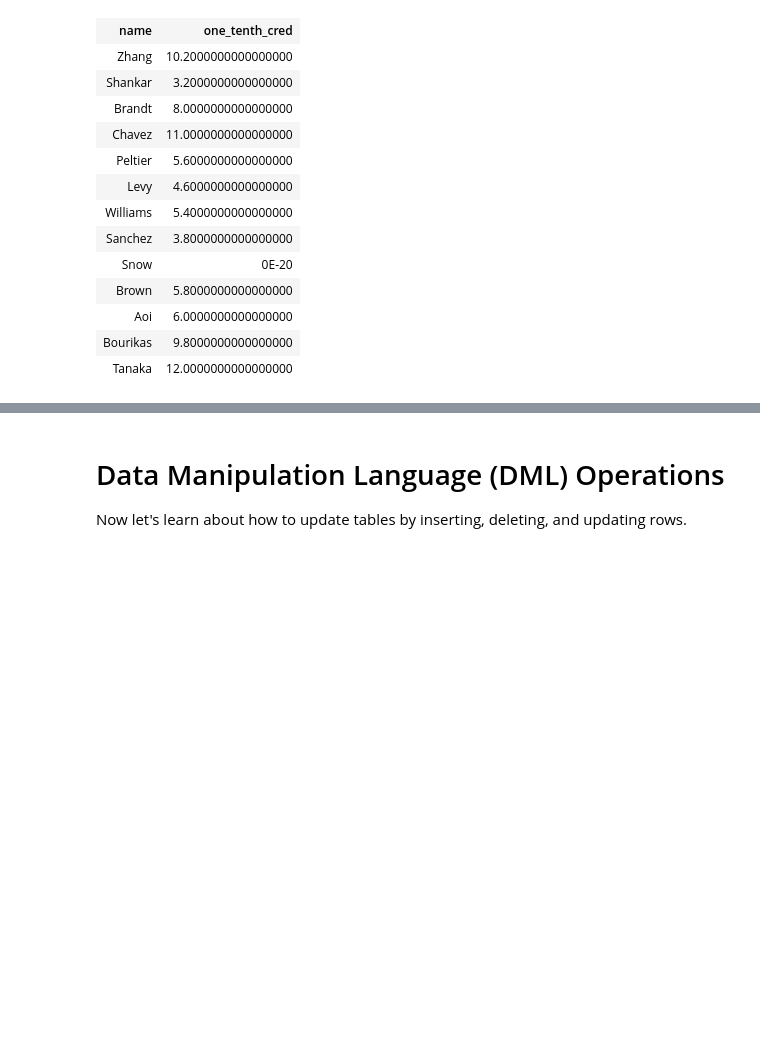
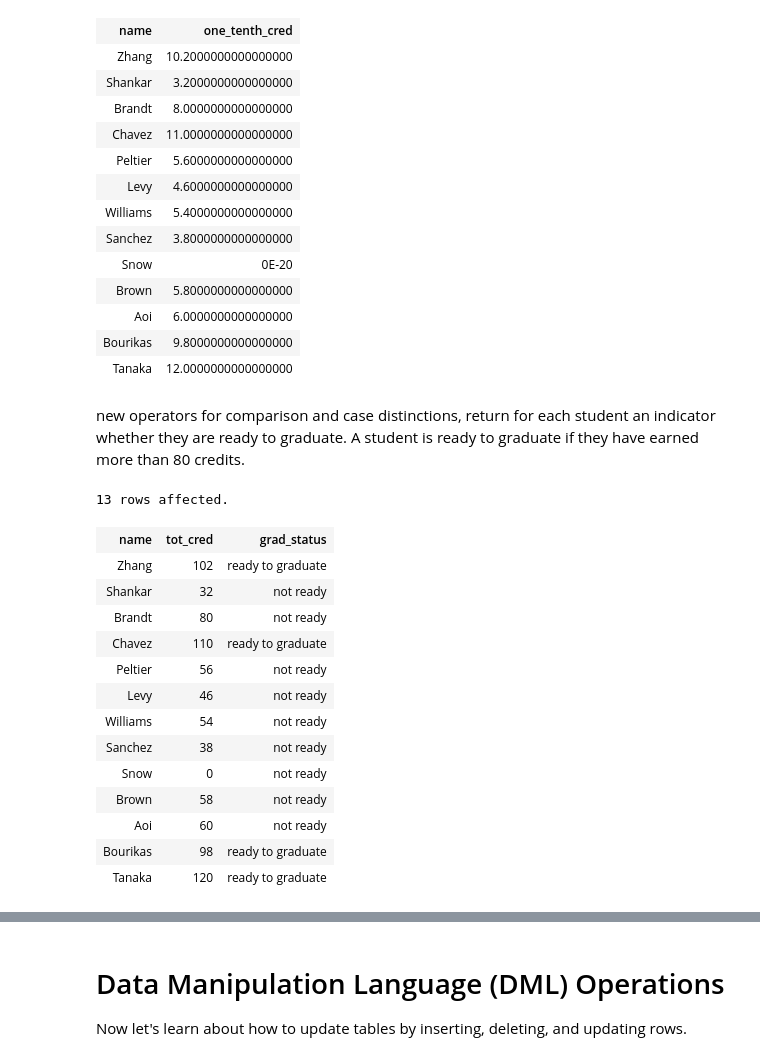
Before and after one commit to IITDBGroup/cs425, a Jupyter notebook: classnotebook-2017-Fall/CS425-2017-Notebook.ipynb, the cells around one changed output, grey strips where cells are left out. Drawn from its saved outputs; the diff is of its cells as text; code cells hidden in the pictures; blank space fills up the shorter version.

```diff
--- a/classnotebook-2017-Fall/CS425-2017-Notebook.ipynb
+++ b/classnotebook-2017-Fall/CS425-2017-Notebook.ipynb
@@ -362,3 +362,25 @@ FROM student
 | Aoi | 6.0000000000000000 |
 | Bourikas | 9.8000000000000000 |
 | Tanaka | 12.0000000000000000 |
+# %% [markdown]
+new operators for comparison and case distinctions, return for each student an indicator whether they are ready to graduate. A student is ready to graduate if they have earned more than 80 credits.
+# %%
+%%sql
+SELECT name, tot_cred, CASE WHEN tot_cred > 80 THEN 'ready to graduate' ELSE 'not ready' END AS grad_status
+FROM student
+# %% [output]
+13 rows affected.
+| name | tot_cred | grad_status |
+| Zhang | 102 | ready to graduate |
+| Shankar | 32 | not ready |
+| Brandt | 80 | not ready |
+| Chavez | 110 | ready to graduate |
+| Peltier | 56 | not ready |
+| Levy | 46 | not ready |
+| Williams | 54 | not ready |
+| Sanchez | 38 | not ready |
+| Snow | 0 | not ready |
+| Brown | 58 | not ready |
+| Aoi | 60 | not ready |
+| Bourikas | 98 | ready to graduate |
+| Tanaka | 120 | ready to graduate |
```
Also changed, not shown: parts of 18 cells of this notebook, 1 other file.
